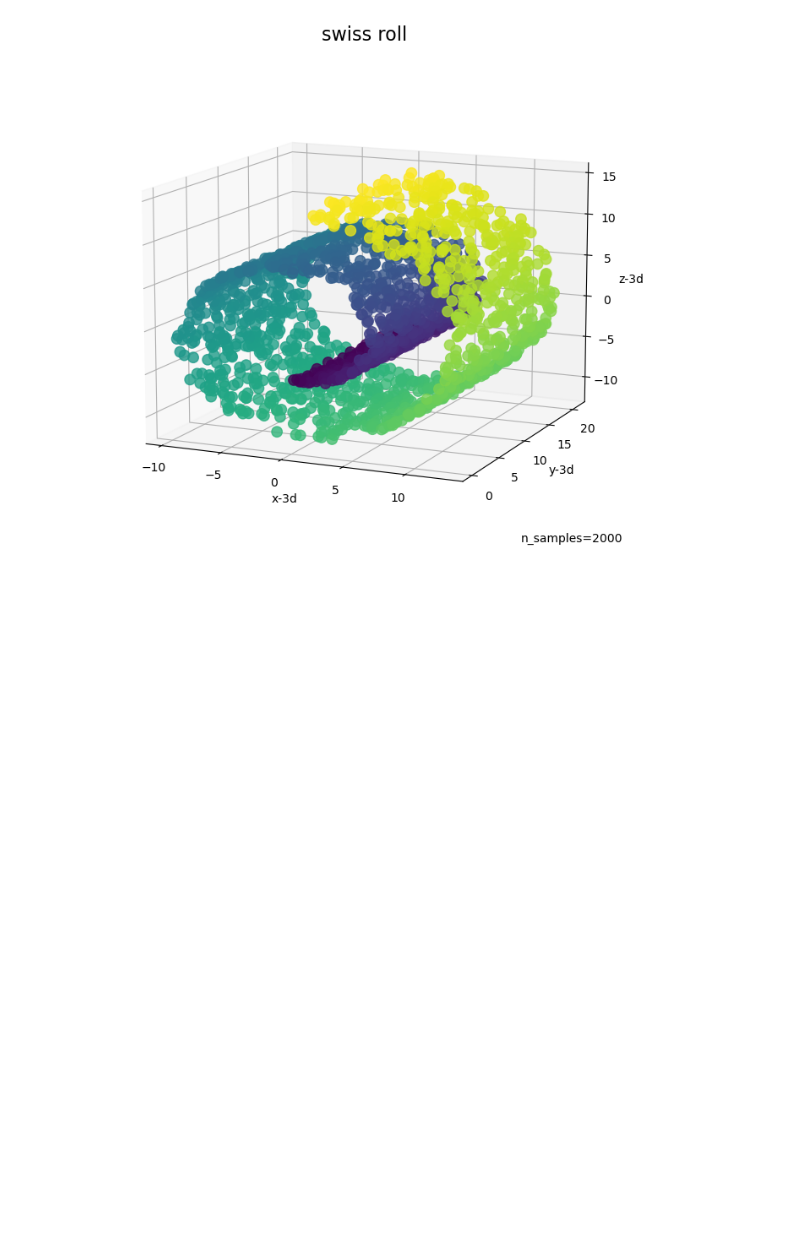
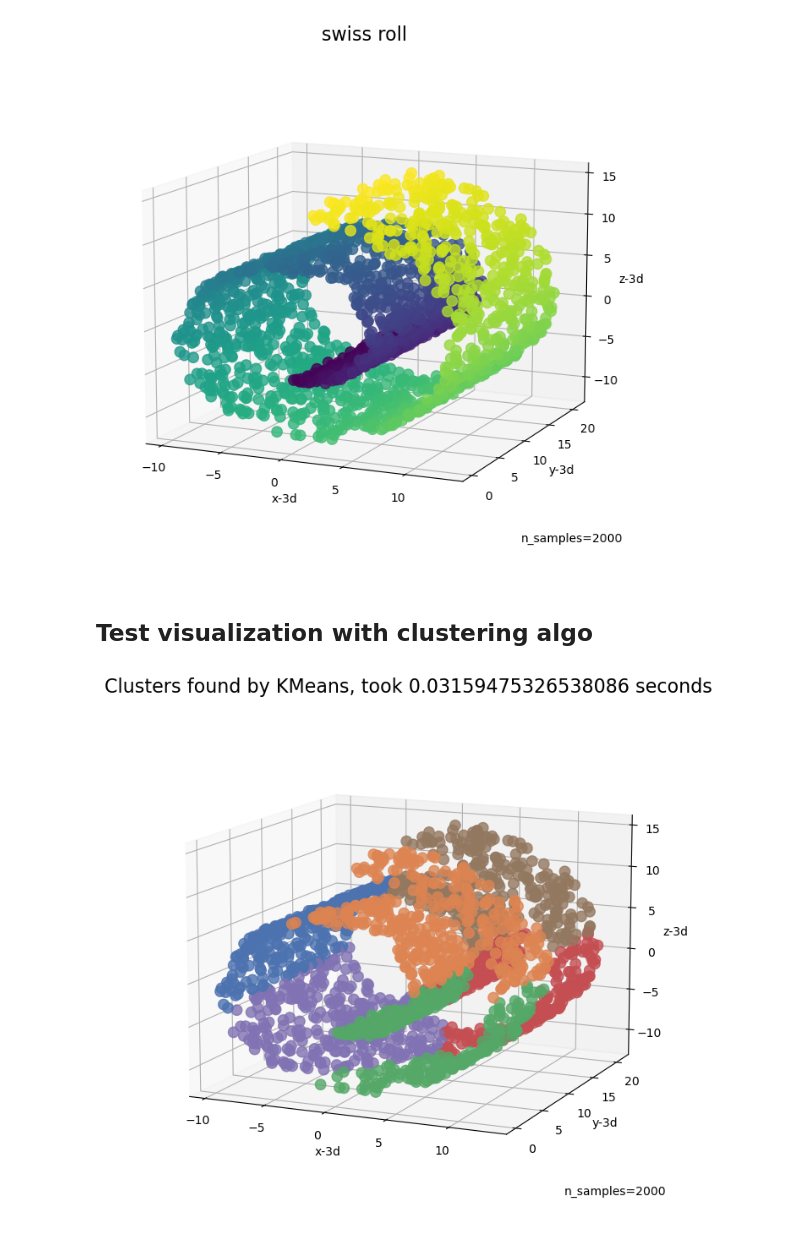
Before and after one commit to MonkeScripts/ROS2-EDA-Clustering, a Jupyter notebook: scripts/visualisation.ipynb, the cells around one changed output. Saved outputs shown, nothing was run; the diff lists cells and outputs as text; code cells hidden in the pictures; blank space fills up the shorter version.

Commit message:
test cluster visualization

```diff
--- a/scripts/visualisation.ipynb
+++ b/scripts/visualisation.ipynb
@@ -173,7 +173,6 @@ import sklearn.cluster as cluster
 import seaborn as sns
 import time
 # %%
-#TODO fix this pls
 def plot_clusters(data: np.ndarray, algorithm, args, kwds, config: VisualizationConfig):
     """
     Visualises the clustering result
@@ -188,7 +187,8 @@ def plot_clusters(data: np.ndarray, algorithm, args, kwds, config: Visualization
     if data.shape[1] not in [2, 3]:
         print("data is not the correct shape, shld be (*, 2) or (*, 3)")
     start_time = time.time()
-    labels = algorithm(*args, **kwds).fit_predict(data)
+    clusterer = algorithm(*args, **kwds)
+    labels = clusterer.fit_predict(data)
     end_time = time.time()
     palette = sns.color_palette("deep", np.unique(labels).max() + 1)
     plot_colors = [palette[x] if x >= 0 else (0.0, 0.0, 0.0) for x in labels]
@@ -197,3 +197,9 @@ def plot_clusters(data: np.ndarray, algorithm, args, kwds, config: Visualization
         plot2D(data=data, title=plot_title, colors=plot_colors, config=config)
     if data.shape[1] == 3:
         plot3D(data=data, title=plot_title, colors=plot_colors, config=config)
+# %% [markdown]
+## Test visualization with clustering algo
+# %%
+algo = cluster.KMeans
+arguments = ()
+metrics = {'n_clusters': 6}
@@ -199,0 +210,10 @@ def plot_clusters(data: np.ndarray, algorithm, args, kwds, config: Visualization
+# %%
+plot_clusters(
+    data=swiss_roll_points,
+    algorithm=algo,
+    args=(),
+    kwds=metrics,
+    config=new_config
+)
+# %% [output]
+[figure, added]
```
Also changed, not shown: parts of 1 cell of this notebook.
